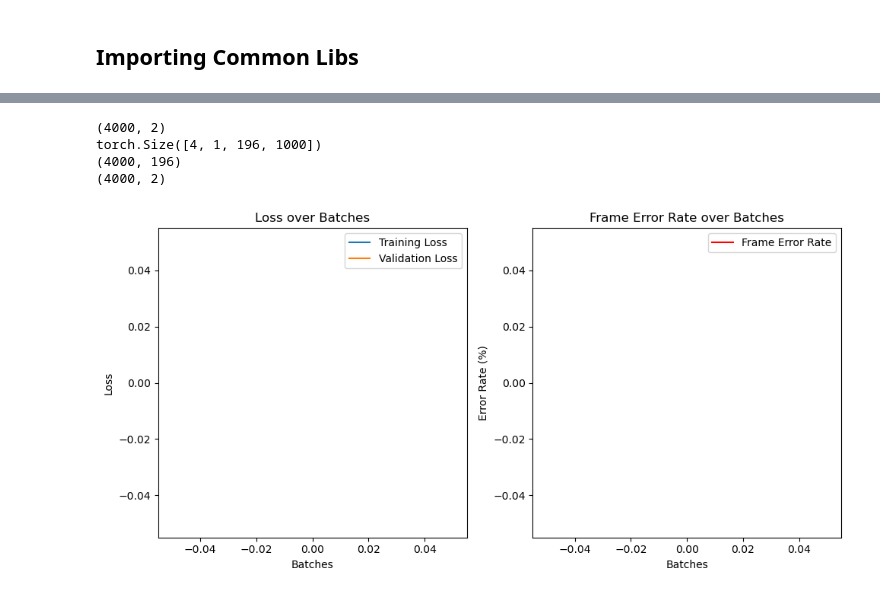
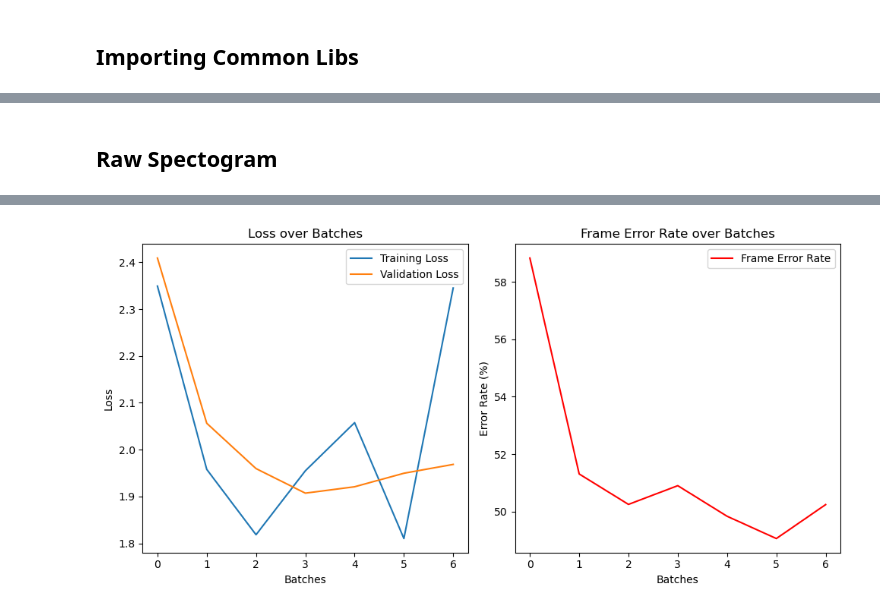
Before and after one commit to georgevenven/tweety_bert_paper, a Jupyter notebook: notebooks/Competing_Methods_FER.ipynb, the cells around one changed output, grey strips where cells are left out. Drawn from its saved outputs; the diff is of its cells as text; code cells hidden in the pictures.

```diff
--- a/notebooks/Competing_Methods_FER.ipynb
+++ b/notebooks/Competing_Methods_FER.ipynb
@@ -108,5 +216,12 @@ classifier_model = classifier_model.to(device)
+# %% [markdown]
+## Raw Spectogram
+# %%
+from linear_probe import LinearProbeModel, LinearProbeTrainer
+
+device = torch.device("cuda" if torch.cuda.is_available() else "cpu")
+classifier_model = LinearProbeModel(num_classes=21, model_type="raw", model=None, freeze_layers=None, layer_num=None, layer_id=None, classifier_dims=196)
+classifier_model = classifier_model.to(device)
 # %%
-
-trainer = LinearProbeTrainer(model=classifier_model, train_loader=train_loader, test_loader=test_loader, device=device, lr=1e-3, plotting=True, batches_per_eval=100, desired_total_batches=1e4, patience=8)
+trainer = LinearProbeTrainer(model=classifier_model, train_loader=train_loader, test_loader=test_loader, device=device, lr=1e-3, plotting=True, batches_per_eval=100, desired_total_batches=1e4, patience=4)
 trainer.train()
 # %% [output]
@@ -115,5 +237 @@ torch.Size([4, 1, 196, 1000])
-(4000, 2)
-torch.Size([4, 1, 196, 1000])
-(4000, 196)
-(4000, 2)
-[figure, old version]
+[figure, new version]
```
Also changed, not shown: parts of 16 cells of this notebook, 7 other files.
